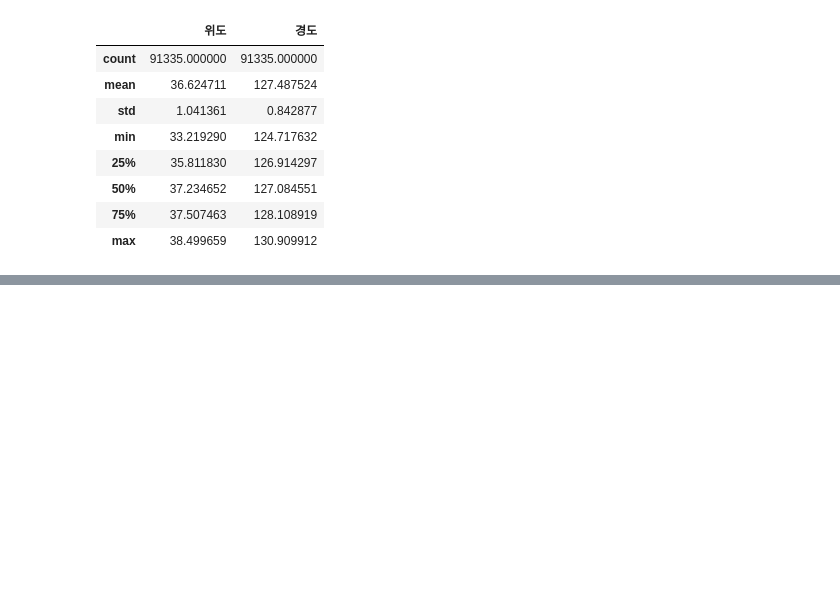
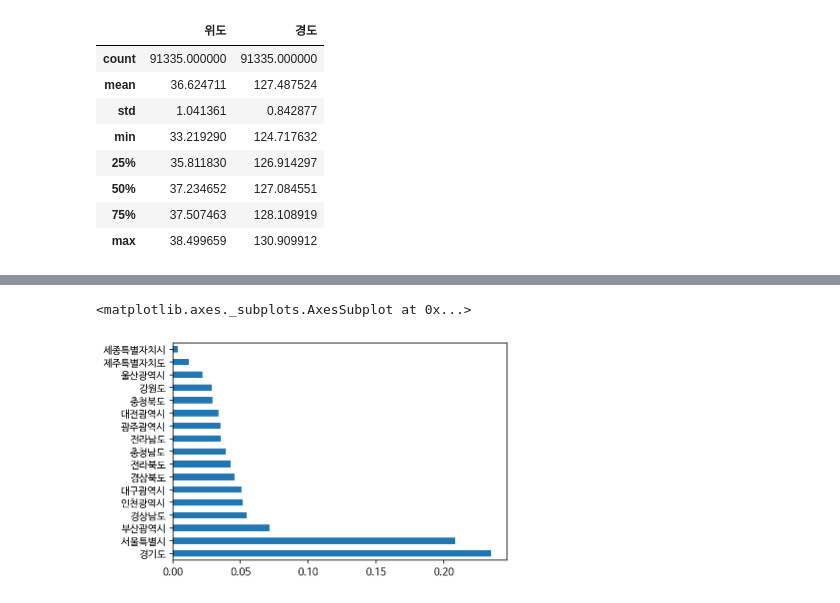
Before and after one commit to JaeHong-Park987/studying, a Jupyter notebook: 2주차/서울 종합병원 분포 확인하기.ipynb, the cells around one changed output, grey strips where cells are left out. Drawn from its saved outputs; the diff is of its cells as text; code cells hidden in the pictures; blank space fills up the shorter version.

```diff
--- a/2주차/서울 종합병원 분포 확인하기.ipynb
+++ b/2주차/서울 종합병원 분포 확인하기.ipynb
@@ -383,0 +456,4 @@ df1.describe(include="object") # number : 수치형 / object : 문자형 -> 기
+# %%
+# normalize=True를 통해 비율을 구할 수 있다.
+city_normalize = df["시도명"].value_counts(normalize=True)
+city_normalize
@@ -383,0 +479,6 @@ df1.describe(include="object") # number : 수치형 / object : 문자형 -> 기
+# %%
+# 도시 비율별 막대그래프
+city_normalize.plot.barh()
+# %% [output]
+<matplotlib.axes._subplots.AxesSubplot at 0x...>
+[figure, added]
```
Also changed, not shown: parts of 29 cells of this notebook.
